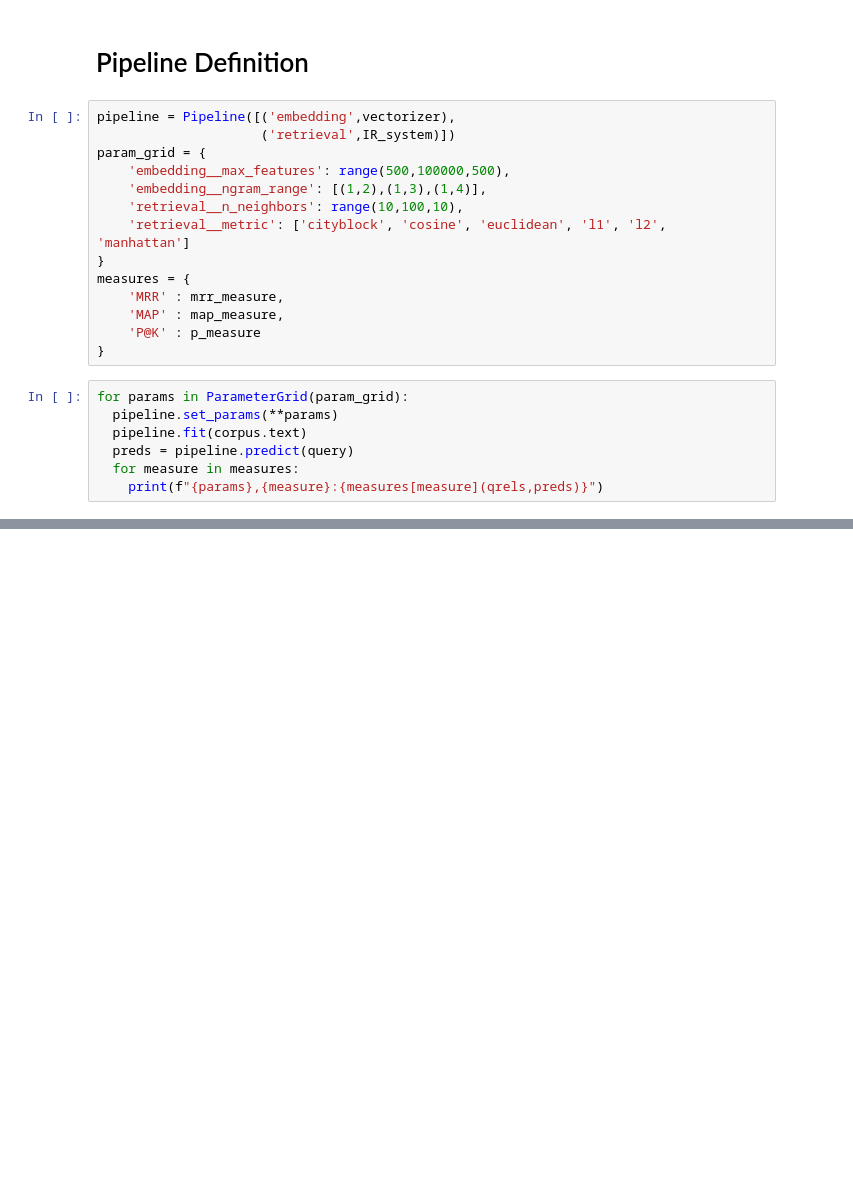
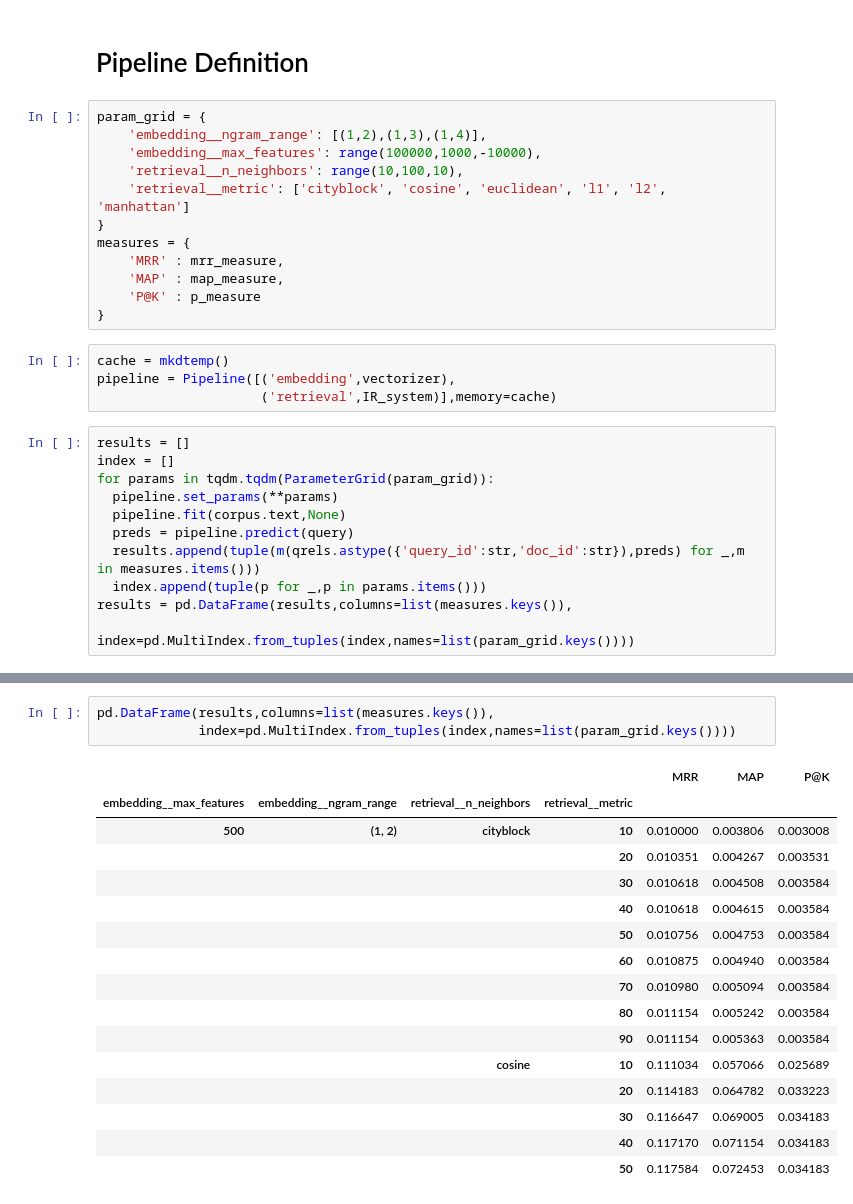
Before and after one commit to sadra-barikbin/persian-information-retrieval-example, a Jupyter notebook: Persian-IR-example.ipynb, the cells around one changed output, grey strips where cells are left out. Drawn from its saved outputs; the diff is of its cells as text; blank space fills up the shorter version.

```diff
--- a/Persian-IR-example.ipynb
+++ b/Persian-IR-example.ipynb
@@ -448,11 +414,9 @@ knn_tuning(80, param, doc_vec[1:], bert_knn_pred, p_measure)
 # %% [markdown]
 # Pipeline Definition
 # %%
-pipeline = Pipeline([('embedding',vectorizer),
-                     ('retrieval',IR_system)])
 param_grid = {
-    'embedding__max_features': range(500,100000,500),
     'embedding__ngram_range': [(1,2),(1,3),(1,4)],
+    'embedding__max_features': range(100000,1000,-10000),
     'retrieval__n_neighbors': range(10,100,10),
     'retrieval__metric': ['cityblock', 'cosine', 'euclidean', 'l1', 'l2', 'manhattan']
 }
@@ -461,10 +425,18 @@ measures = {
     'MAP' : map_measure,
     'P@K' : p_measure
 }
-# %%
-for params in ParameterGrid(param_grid):
-  pipeline.set_params(**params)
-  pipeline.fit(corpus.text)
-  preds = pipeline.predict(query)
-  for measure in measures:
-    print(f"{params},{measure}:{measures[measure](qrels,preds)}")
+# %%
+cache = mkdtemp()
+pipeline = Pipeline([('embedding',vectorizer),
+                     ('retrieval',IR_system)],memory=cache)
+# %%
+results = []
+index = []
+for params in tqdm.tqdm(ParameterGrid(param_grid)):
+  pipeline.set_params(**params)
+  pipeline.fit(corpus.text,None)
+  preds = pipeline.predict(query)
+  results.append(tuple(m(qrels.astype({'query_id':str,'doc_id':str}),preds) for _,m in measures.items()))
+  index.append(tuple(p for _,p in params.items()))
+results = pd.DataFrame(results,columns=list(measures.keys()),
+                       index=pd.MultiIndex.from_tuples(index,names=list(param_grid.keys())))
@@ -470,0 +461,20 @@ for params in ParameterGrid(param_grid):
+# %%
+pd.DataFrame(results,columns=list(measures.keys()),
+             index=pd.MultiIndex.from_tuples(index,names=list(param_grid.keys())))
+# %% [output]
+|  |  |  |  | MRR | MAP | P@K |
+| embedding__max_features | embedding__ngram_range | retrieval__n_neighbors | retrieval__metric |  |  |  |
+| 500 | (1, 2) | cityblock | 10 | 0.010000 | 0.003806 | 0.003008 |
+|  |  |  | 20 | 0.010351 | 0.004267 | 0.003531 |
+|  |  |  | 30 | 0.010618 | 0.004508 | 0.003584 |
+|  |  |  | 40 | 0.010618 | 0.004615 | 0.003584 |
+|  |  |  | 50 | 0.010756 | 0.004753 | 0.003584 |
+|  |  |  | 60 | 0.010875 | 0.004940 | 0.003584 |
+|  |  |  | 70 | 0.010980 | 0.005094 | 0.003584 |
+|  |  |  | 80 | 0.011154 | 0.005242 | 0.003584 |
+|  |  |  | 90 | 0.011154 | 0.005363 | 0.003584 |
+|  |  | cosine | 10 | 0.111034 | 0.057066 | 0.025689 |
+|  |  |  | 20 | 0.114183 | 0.064782 | 0.033223 |
+|  |  |  | 30 | 0.116647 | 0.069005 | 0.034183 |
+|  |  |  | 40 | 0.117170 | 0.071154 | 0.034183 |
+|  |  |  | 50 | 0.117584 | 0.072453 | 0.034183 |
```
Also changed, not shown: parts of 23 cells of this notebook.
